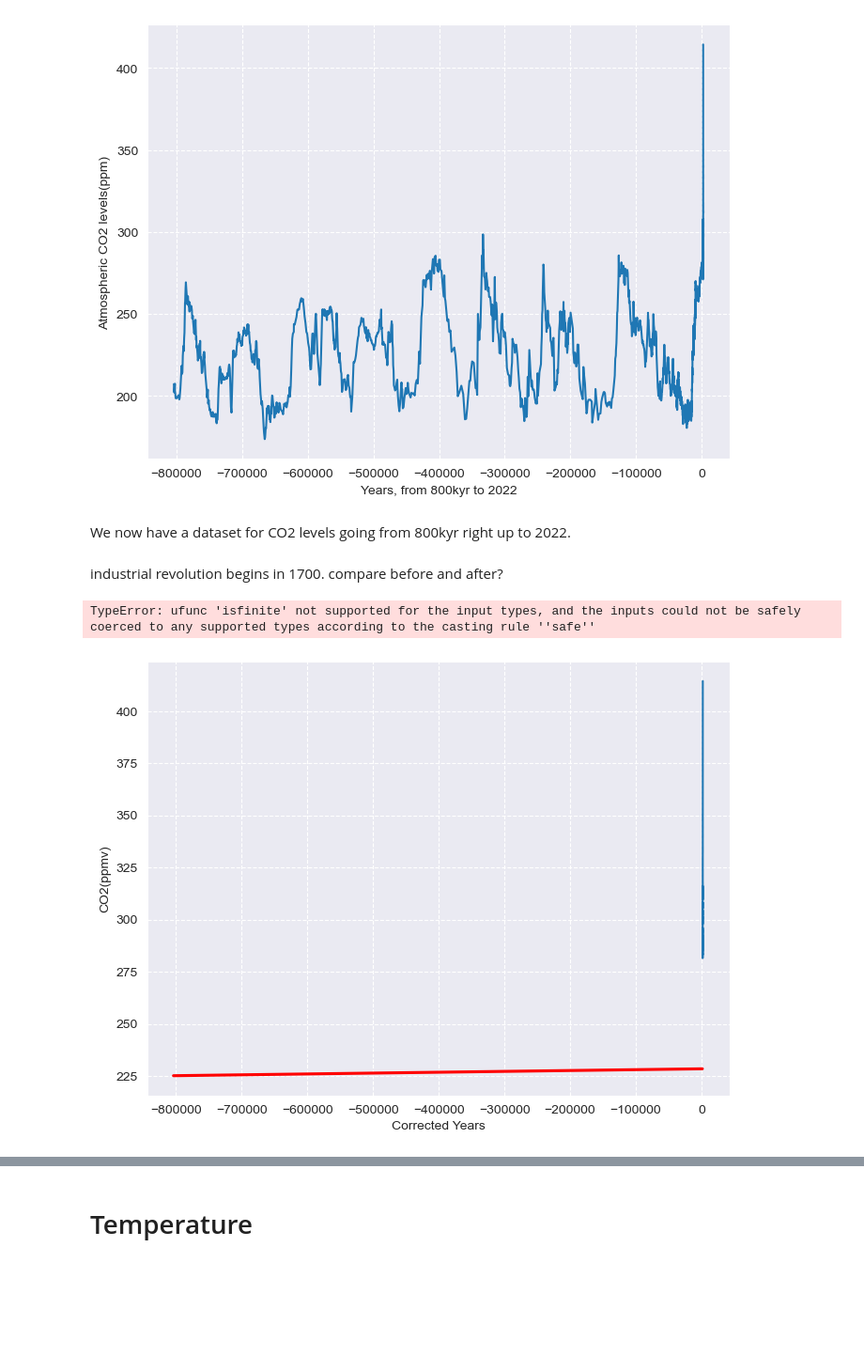
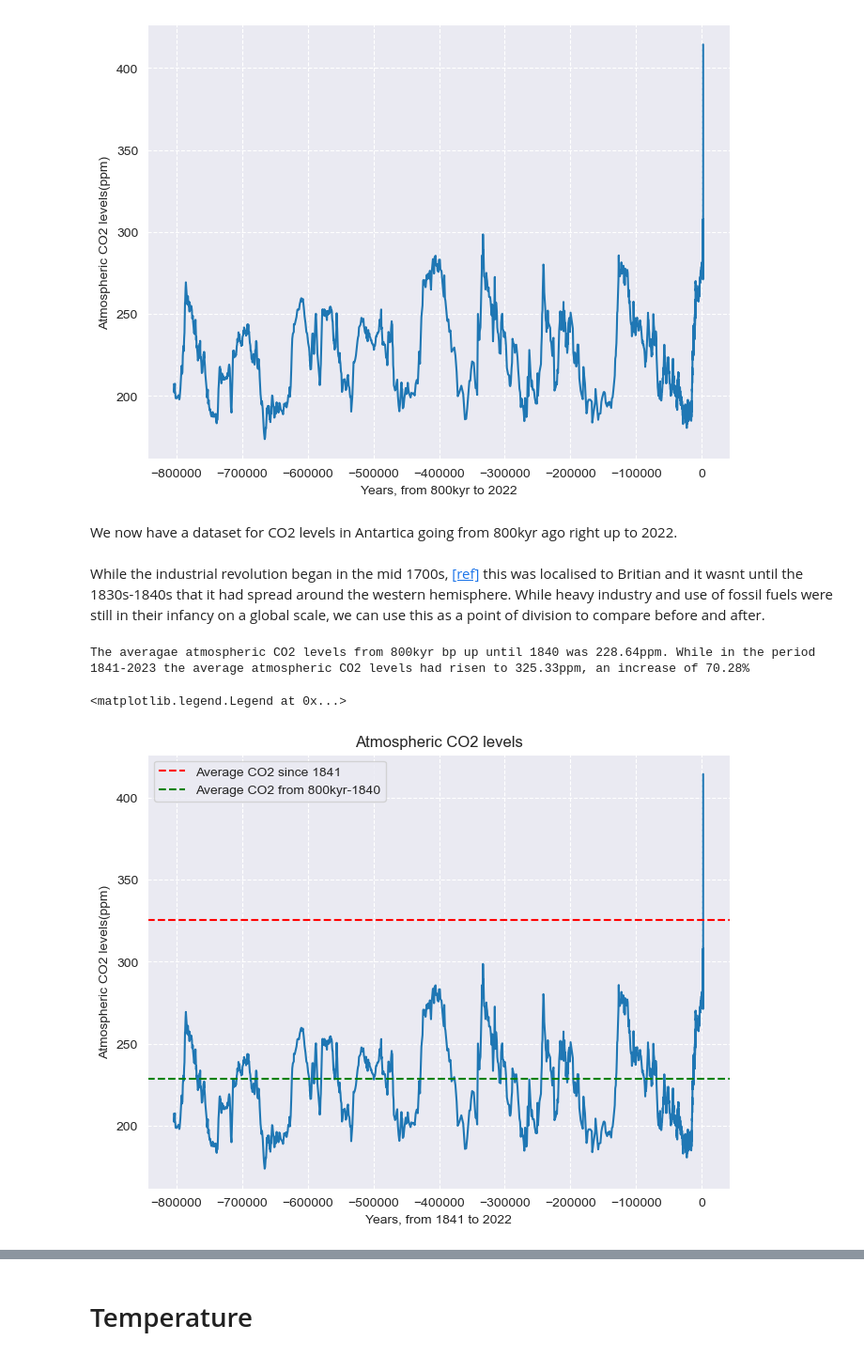
Before and after one commit to Kevin002023/PFDA--Climate-Project, a Jupyter notebook: PFDA-Project-2.ipynb, the cells around one changed output, grey strips where cells are left out. Shown: that part at 94% size. Drawn from its saved outputs; the diff is of its cells as text; code cells hidden in the pictures; blank space fills up the shorter version.

Commit message:
finished of co2 plots

```diff
--- a/PFDA-Project-2.ipynb
+++ b/PFDA-Project-2.ipynb
@@ -287,0 +276,3 @@ print(last_twenty_1_co2)
+# %%
+ipcc_1974 = ipcc.head(1828) # cutting off at 1974
+ipcc_1974.head()
@@ -288,7 +286,4 @@ print(last_twenty_1_co2)
 # %%
-#ipcc = ipcc[::-1]
-#ipcc
-
-complete_co2 = pd.concat([ipcc, last_twenty_1_co2], ignore_index = True)
-complete_co2
+complete_co2 = pd.concat([ipcc_1974, spo_co2], ignore_index = True)
+complete_co2.describe()
 # %% [output]
@@ -321,25 +308,35 @@ plt.xlabel('Years, from 800kyr to 2022')
 Text(0.5, 0, 'Years, from 800kyr to 2022')
 [figure]
 # %% [markdown]
-We now have a dataset for CO2 levels going from 800kyr right up to 2022.
+We now have a dataset for CO2 levels in Antartica going from 800kyr ago right up to 2022.
-# %% [markdown]
-industrial revolution begins in 1700. compare before and after?
+# %% [markdown]
+While the industrial revolution began in the mid 1700s, [[ref]](https://en.wikipedia.org/wiki/Industrial_Revolution) this was localised to Britian and it wasnt until the 1830s-1840s that it had spread around the western hemisphere. While heavy industry and use of fossil fuels were still in their infancy on a global scale, we can use this as a point of division to compare before and after.
+# %%
+#complete_co2.head(1741)
+pre_inds_rev = complete_co2.head(1741) #from 800kyr be to 1841ce
+pre_indust_average = pre_inds_rev["CO2(ppmv)"].mean()
+
+#complete_co2.tail(134)
+post_inds_rev = complete_co2.tail(134) # from 1844-2022
+present_average = post_inds_rev["CO2(ppmv)"].mean()
+
+increase = float((pre_indust_average/present_average)*100)
+
+print(f'The averagae atmospheric CO2 levels from 800kyr bp up until 1840 was {pre_indust_average:.2f}ppm. While in the period 1841-2023 the average atmospheric CO2 levels had risen to {present_average:.2f}ppm, an increase of {increase:.2f}%')
+# %% [output]
+The averagae atmospheric CO2 levels from 800kyr bp up until 1840 was 228.64ppm. While in the period 1841-2023 the average atmospheric CO2 levels had risen to 325.33ppm, an increase of 70.28%
 # %%
-post_inds_rev=complete_co2.tail(182)
-pre_inds_rev = complete_co2.head(1700)
-pre_inds_rev.mean()
+plt.figure(figsize=(8, 6))
 
-plt.figure(figsize=(8, 6))  # Adjust the figure size if needed
+sns.lineplot(complete_co2, x = "Corrected Years", y = "CO2(ppmv)",)
+sns.set_style("darkgrid" , {"ytick.major.size": 10 , "ytick.minor.size": 2 , 'grid.linestyle': '--'})
 
-sns.lineplot(post_inds_rev, x = "Corrected Years", y = "CO2(ppmv)",)
-sns.set_style("darkgrid" , {"ytick.major.size": 10 , "ytick.minor.size": 2 , 'grid.linestyle': '--'})
-#plt.gca().invert_xaxis() # reversing x axis so 2023 is furthest to the right
-
-sns.regplot(x = pre_inds_rev['Corrected Years'], y = pre_inds_rev['CO2(ppmv)'], scatter=False, color='red', label='Trendline')
-
-plt.xlim(-800000, 0) # went to 10000 to allow us to see the values in the present day
+plt.axhline(y=present_average, color='red', linestyle= '--', label='Average CO2 since 1841')
+plt.axhline(y=pre_indust_average, color='green', linestyle= '--', label='Average CO2 from 800kyr-1840')
 plt.ylabel('Atmospheric CO2 levels(ppm)')
-plt.xlabel('Years, from 800kyr to 2022')
+plt.xlabel('Years, from 1841 to 2022')
+plt.title("Atmospheric CO2 levels")
+plt.legend()
 # %% [output]
-TypeError: ufunc 'isfinite' not supported for the input types, and the inputs could not be safely coerced to any supported types according to the casting rule ''safe''
+<matplotlib.legend.Legend at 0x...>
-[figure, old version]
+[figure, new version]
```
Also changed, not shown: parts of 12 cells of this notebook.
